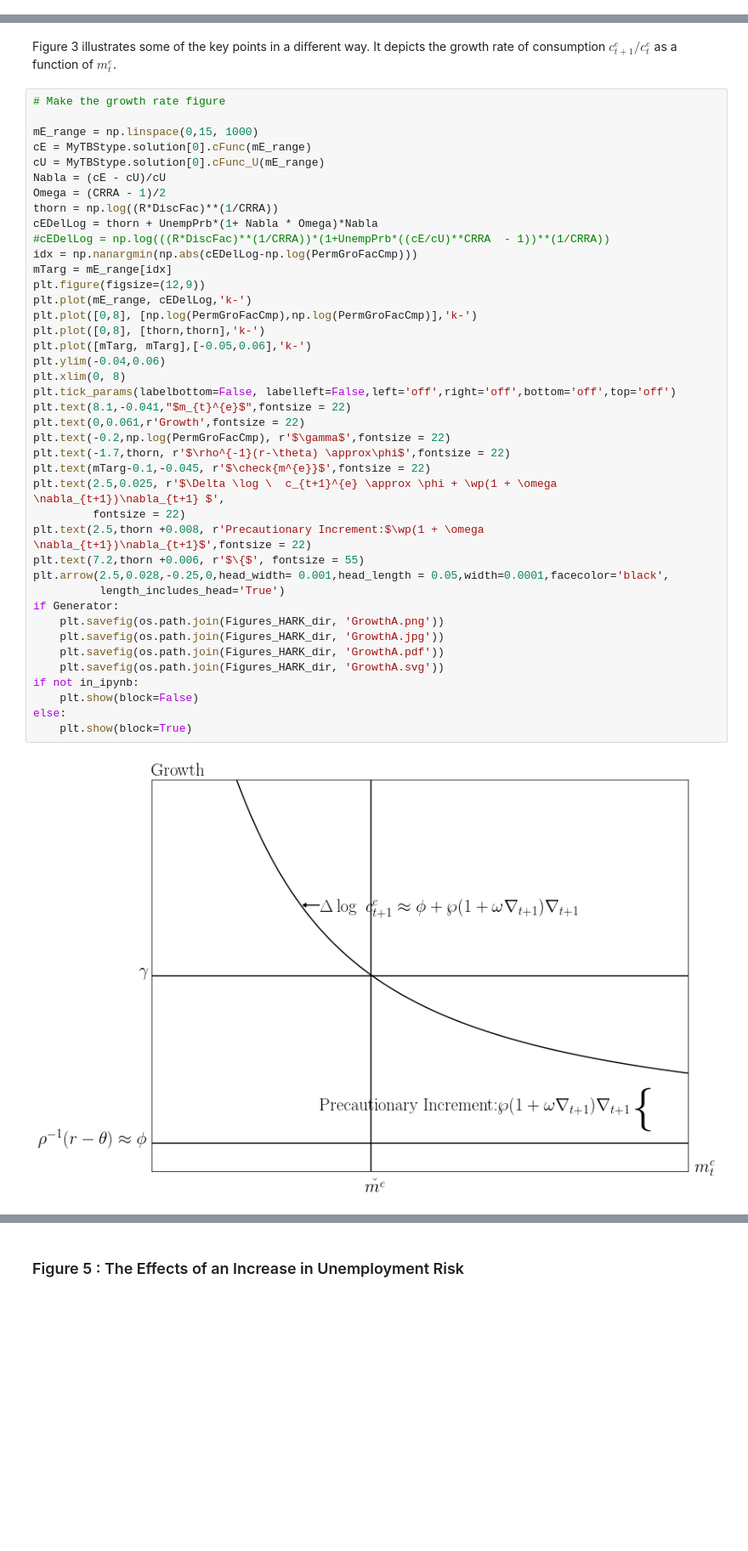
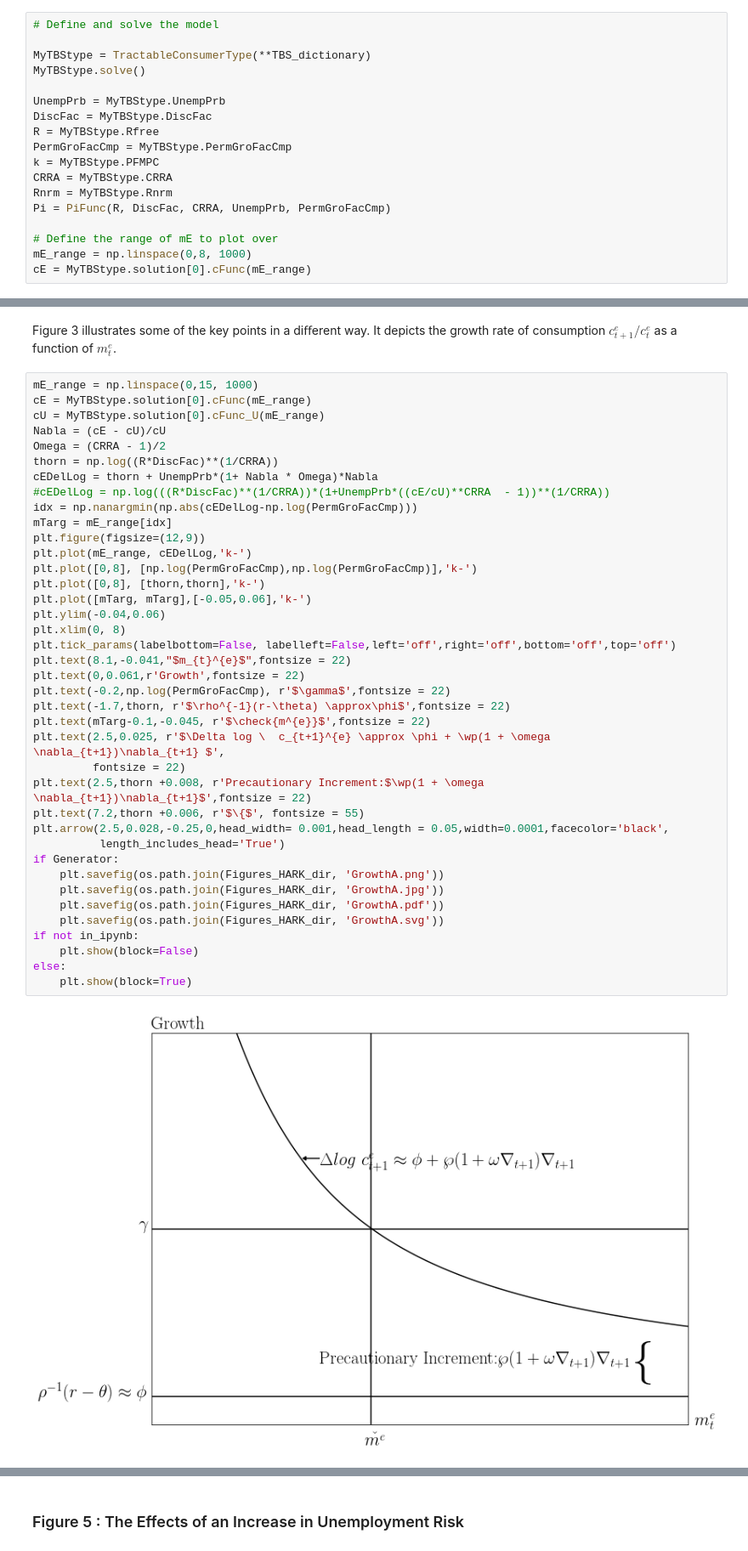
Before and after one commit to llorracc/ctDiscrete, a Jupyter notebook: Code/HARK/Examples/ctDiscrete/TractableBufferStockModel.ipynb, the cells around one changed output, grey strips where cells are left out. Shown at 85% size. Cells and saved outputs as stored; diff of their text form; blank space fills up the shorter version.

```diff
--- a/Code/HARK/Examples/ctDiscrete/TractableBufferStockModel.ipynb
+++ b/Code/HARK/Examples/ctDiscrete/TractableBufferStockModel.ipynb
@@ -196,2 +198,20 @@ def cEDelEqZero(R, κ, Pi, mE): # Function that gives us locus of where change i
     return cE
+# %%
+# Define and solve the model
+
+MyTBStype = TractableConsumerType(**TBS_dictionary)
+MyTBStype.solve()
+
+UnempPrb = MyTBStype.UnempPrb
+DiscFac = MyTBStype.DiscFac
+R = MyTBStype.Rfree
+PermGroFacCmp = MyTBStype.PermGroFacCmp
+k = MyTBStype.PFMPC
+CRRA = MyTBStype.CRRA
+Rnrm = MyTBStype.Rnrm
+Pi = PiFunc(R, DiscFac, CRRA, UnempPrb, PermGroFacCmp)
+
+# Define the range of mE to plot over
+mE_range = np.linspace(0,8, 1000)
+cE = MyTBStype.solution[0].cFunc(mE_range)
 # %%
@@ -301,8 +304,6 @@ else:
 # %% [markdown]
 Figure 3 illustrates some of the key points in a diﬀerent way. It depicts the growth rate of consumption $c_{t+1}^{e} /c_{t}^{e}$ as a function of $m_{t}^{e}$.
 # %%
-# Make the growth rate figure
-
 mE_range = np.linspace(0,15, 1000)
 cE = MyTBStype.solution[0].cFunc(mE_range)
 cU = MyTBStype.solution[0].cFunc_U(mE_range)
@@ -314,33 +315,33 @@ cEDelLog = thorn + UnempPrb*(1+ Nabla * Omega)*Nabla
 idx = np.nanargmin(np.abs(cEDelLog-np.log(PermGroFacCmp)))
 mTarg = mE_range[idx]
 plt.figure(figsize=(12,9))
 plt.plot(mE_range, cEDelLog,'k-')
 plt.plot([0,8], [np.log(PermGroFacCmp),np.log(PermGroFacCmp)],'k-')
 plt.plot([0,8], [thorn,thorn],'k-')
 plt.plot([mTarg, mTarg],[-0.05,0.06],'k-')
 plt.ylim(-0.04,0.06)
 plt.xlim(0, 8)
 plt.tick_params(labelbottom=False, labelleft=False,left='off',right='off',bottom='off',top='off')
 plt.text(8.1,-0.041,"$m_{t}^{e}$",fontsize = 22)
 plt.text(0,0.061,r'Growth',fontsize = 22)
 plt.text(-0.2,np.log(PermGroFacCmp), r'$\gamma$',fontsize = 22)
 plt.text(-1.7,thorn, r'$\rho^{-1}(r-\theta) \approx\phi$',fontsize = 22)
 plt.text(mTarg-0.1,-0.045, r'$\check{m^{e}}$',fontsize = 22)
-plt.text(2.5,0.025, r'$\Delta \log \  c_{t+1}^{e} \approx \phi + \wp(1 + \omega \nabla_{t+1})\nabla_{t+1} $',
+plt.text(2.5,0.025, r'$\Delta log \  c_{t+1}^{e} \approx \phi + \wp(1 + \omega \nabla_{t+1})\nabla_{t+1} $',
          fontsize = 22)
 plt.text(2.5,thorn +0.008, r'Precautionary Increment:$\wp(1 + \omega \nabla_{t+1})\nabla_{t+1}$',fontsize = 22)
 plt.text(7.2,thorn +0.006, r'$\{$', fontsize = 55)
 plt.arrow(2.5,0.028,-0.25,0,head_width= 0.001,head_length = 0.05,width=0.0001,facecolor='black',
           length_includes_head='True')
 if Generator:
     plt.savefig(os.path.join(Figures_HARK_dir, 'GrowthA.png'))
     plt.savefig(os.path.join(Figures_HARK_dir, 'GrowthA.jpg'))
     plt.savefig(os.path.join(Figures_HARK_dir, 'GrowthA.pdf'))
     plt.savefig(os.path.join(Figures_HARK_dir, 'GrowthA.svg'))
 if not in_ipynb:
     plt.show(block=False)
 else:
     plt.show(block=True)
 # %% [output]
-[figure, old version]
+[figure, new version]
 # %% [markdown]
```
Also changed, not shown: parts of 17 cells of this notebook, 1 other file.
